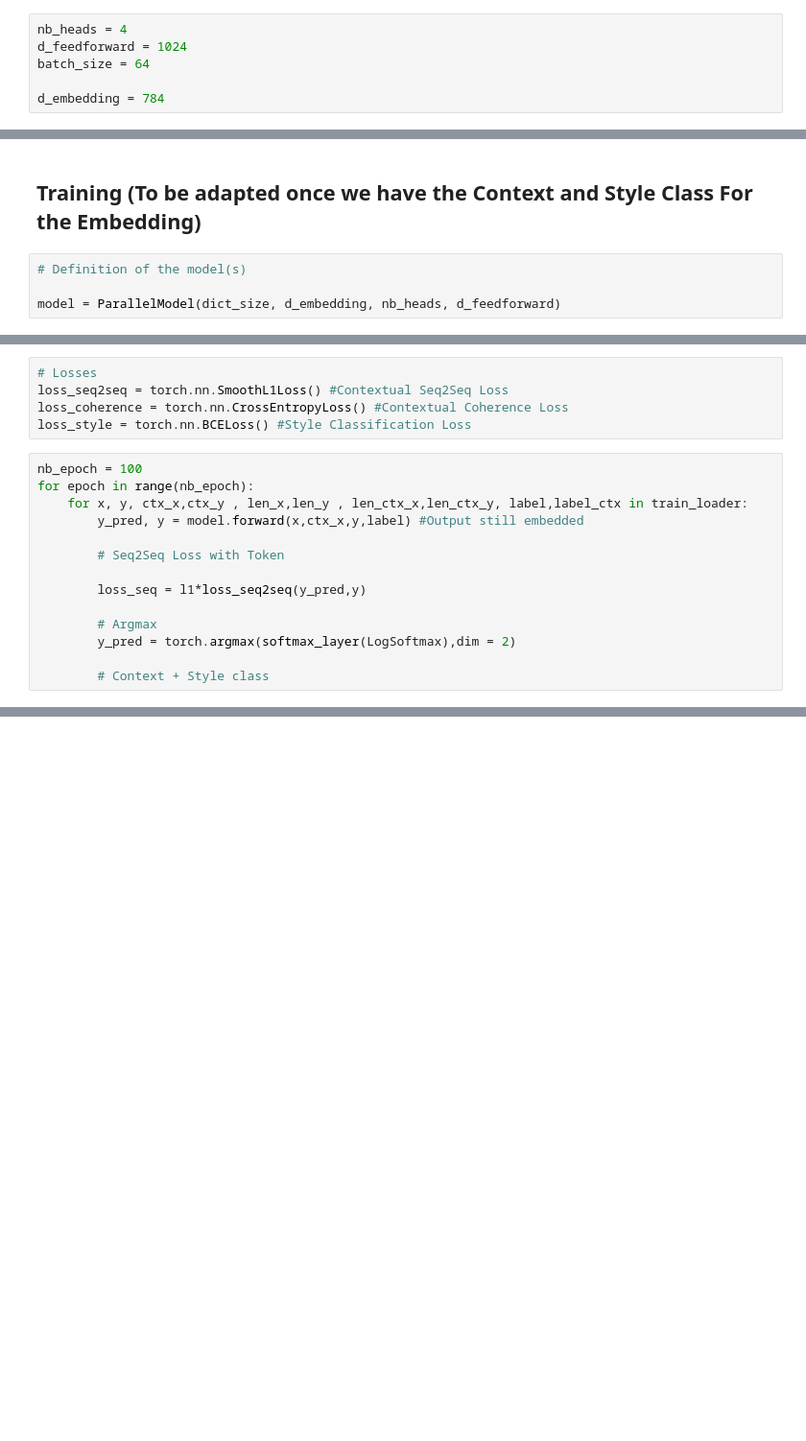
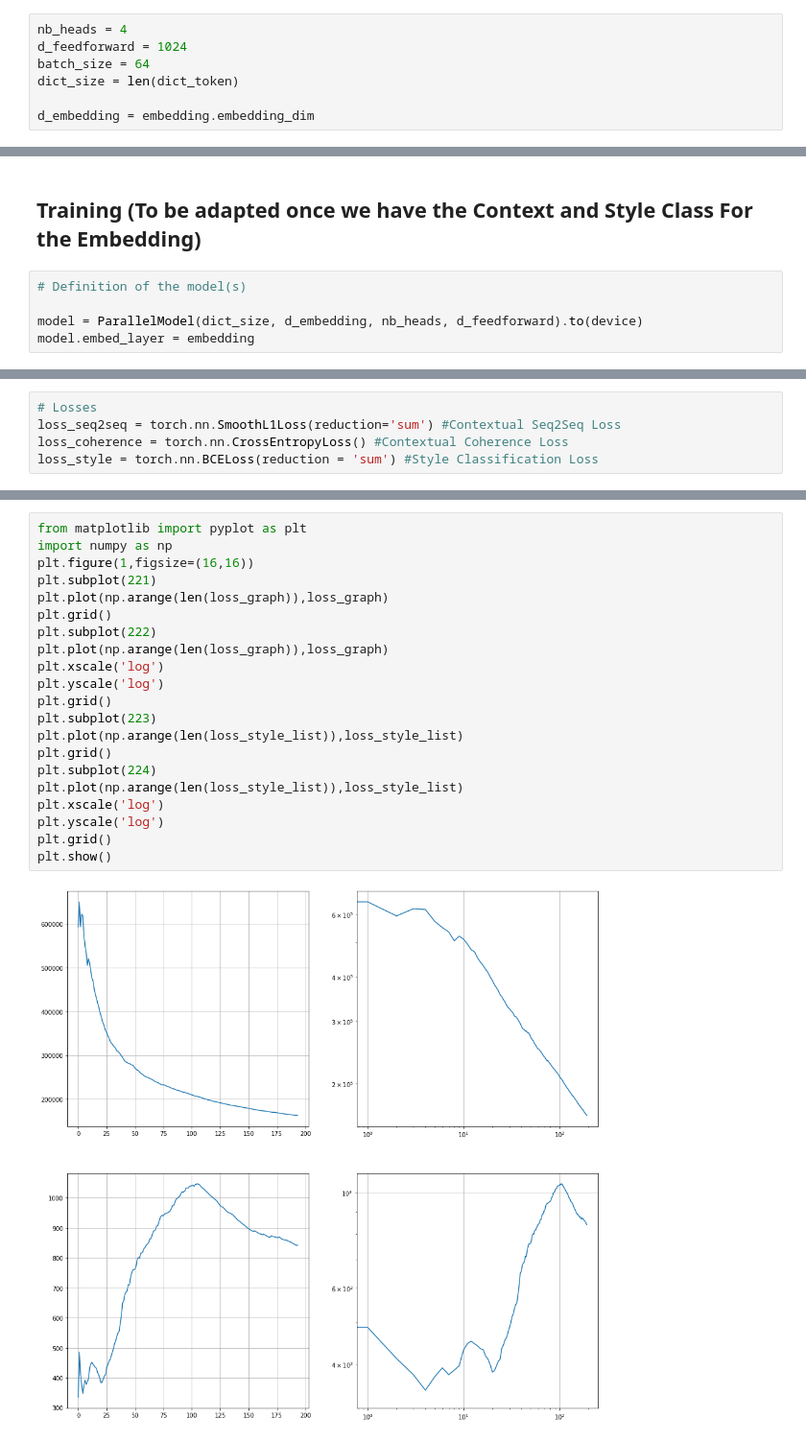
Before and after one commit to migmtz/NN_contextual_style_transfer, a Jupyter notebook: Only-Parallel Model.ipynb, the cells around one changed output, grey strips where cells are left out. Shown: that part at 96% size. Saved outputs shown, nothing was run; the diff lists cells and outputs as text; blank space fills up the shorter version.

```diff
--- a/Only-Parallel Model.ipynb
+++ b/Only-Parallel Model.ipynb
@@ -42,8 +53,9 @@ Loading ...
 nb_heads = 4
 d_feedforward = 1024
 batch_size = 64
+dict_size = len(dict_token)
 
-d_embedding = 784
+d_embedding = embedding.embedding_dim
 # %% [markdown]
 ## Positional Encoding
 # %%
@@ -128,7 +205,8 @@ class ParallelModel(torch.nn.Module):
 # %%
 # Definition of the model(s)
 
-model = ParallelModel(dict_size, d_embedding, nb_heads, d_feedforward)
+model = ParallelModel(dict_size, d_embedding, nb_heads, d_feedforward).to(device)
+model.embed_layer = embedding
 # %%
 # Information concerning the Training optimizer
 
@@ -144,20 +226,6 @@ l2=1
 l3=1
 # %%
 # Losses
-loss_seq2seq = torch.nn.SmoothL1Loss() #Contextual Seq2Seq Loss
+loss_seq2seq = torch.nn.SmoothL1Loss(reduction='sum') #Contextual Seq2Seq Loss
 loss_coherence = torch.nn.CrossEntropyLoss() #Contextual Coherence Loss
-loss_style = torch.nn.BCELoss() #Style Classification Loss
+loss_style = torch.nn.BCELoss(reduction = 'sum') #Style Classification Loss
-# %%
-nb_epoch = 100
-for epoch in range(nb_epoch):
-    for x, y, ctx_x,ctx_y , len_x,len_y , len_ctx_x,len_ctx_y, label,label_ctx in train_loader:
-        y_pred, y = model.forward(x,ctx_x,y,label) #Output still embedded
-
-        # Seq2Seq Loss with Token
-
-        loss_seq = l1*loss_seq2seq(y_pred,y)
-
-        # Argmax
-        y_pred = torch.argmax(softmax_layer(LogSoftmax),dim = 2)
-
-        # Context + Style class
@@ -163,0 +304,23 @@ for epoch in range(nb_epoch):
+# %%
+from matplotlib import pyplot as plt
+import numpy as np
+plt.figure(1,figsize=(16,16))
+plt.subplot(221)
+plt.plot(np.arange(len(loss_graph)),loss_graph)
+plt.grid()
+plt.subplot(222)
+plt.plot(np.arange(len(loss_graph)),loss_graph)
+plt.xscale('log')
+plt.yscale('log')
+plt.grid()
+plt.subplot(223)
+plt.plot(np.arange(len(loss_style_list)),loss_style_list)
+plt.grid()
+plt.subplot(224)
+plt.plot(np.arange(len(loss_style_list)),loss_style_list)
+plt.xscale('log')
+plt.yscale('log')
+plt.grid()
+plt.show()
+# %% [output]
+[figure, added]
```
Also changed, not shown: parts of 9 cells of this notebook.
